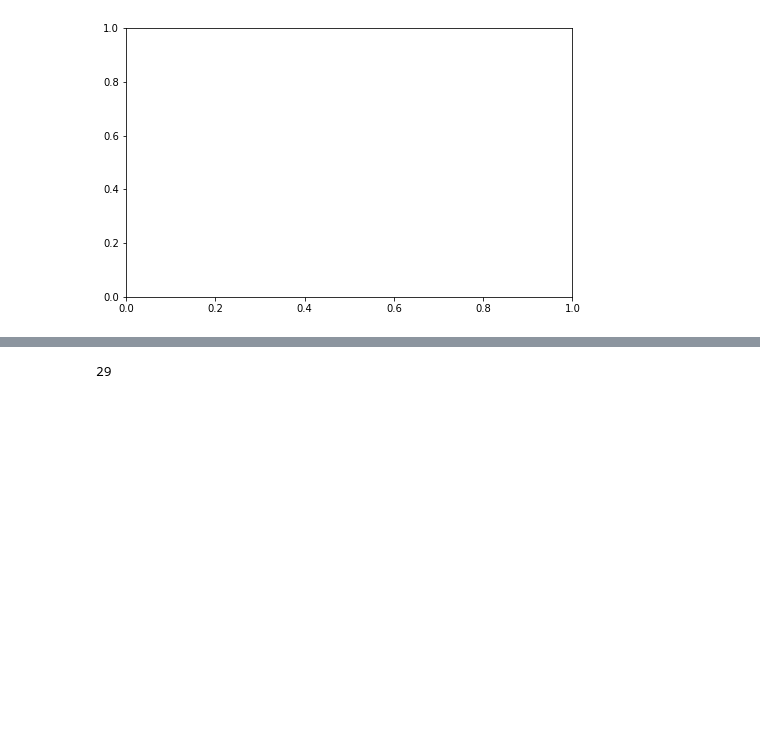
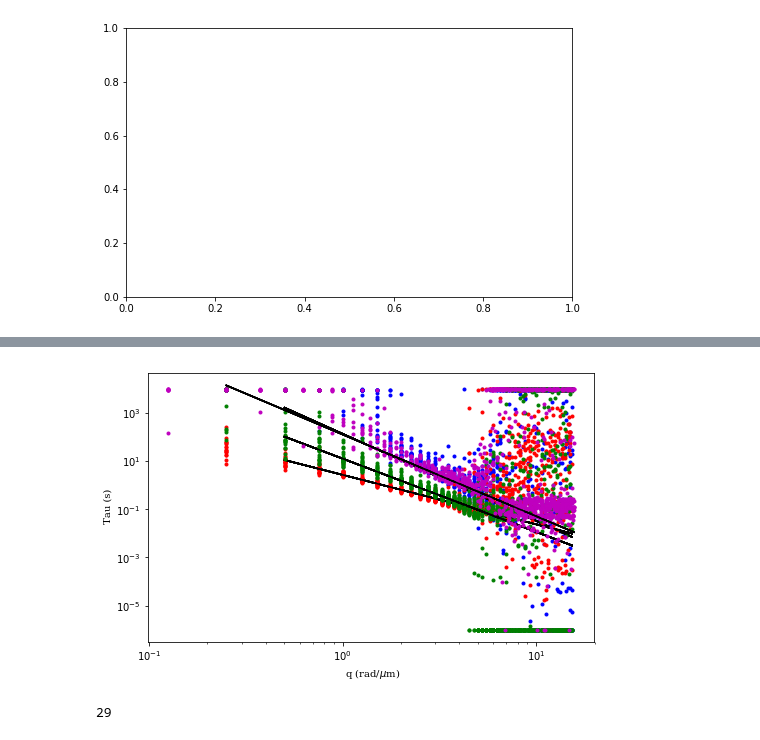
Before and after one commit to rmcgorty/Differential-Dynamic-Microscopy---Python, a Jupyter notebook: Plotting all q vs tau and getting diffusion coefficient.ipynb, the cells around one changed output, grey strips where cells are left out. Cells and saved outputs as stored; diff of their text form; code cells hidden in the pictures; blank space fills up the shorter version.

```diff
--- a/Plotting all q vs tau and getting diffusion coefficient.ipynb
+++ b/Plotting all q vs tau and getting diffusion coefficient.ipynb
@@ -319,3 +393,27 @@ plt.savefig("E:\\AllData_Results\\Act_All_2.svg")
+# %%
+tauB = Round2_Results['allTaus_Buffer']
+tauM = Round2_Results['allTaus_MT']
+tauC = Round2_Results['allTaus_Co']
+tau2 = Round2_Results['allTaus_Actin256_2']
+
+fig,ax = plt.subplots(figsize=(8,8/1.618))
+for i,j in enumerate(alC):
+    ax.loglog(q[1:-2], tauC[j,1:-1],  'bo', markersize = 3)
+    ax.plot(q[2:-2], (1./0.0074) * 1./(q[2:-2]**(2/0.554)), '-k')
+for i,j in enumerate(alB):
+    ax.loglog(q[1:-2], tauB[j,1:-1],  'ro', markersize = 3)
+    ax.plot(q[2:-2], (1./0.373) * 1./(q[2:-2]**(2/.974)), '-k')
+for i,j in enumerate(alM):
+    ax.loglog(q[1:-2], tauM[j,1:-1],  'go', markersize = 3)
+    ax.plot(q[2:-2], (1./0.0793) * 1./(q[2:-2]**(2/0.658)), '-k')
+for i,j in enumerate(al2):
+    ax.loglog(q2[1:-2], tau2[j,1:-1],  'mo', markersize = 3)
+    ax.plot(q2[2:-2], (1./0.0079) * 1./(q2[2:-2]**(2/0.59)), '-k')
+ax.set_ylabel(" Tau (s)", fontdict=font_plt_ax)
+ax.set_xlabel(r" q (rad/$\mu$m)", fontdict=font_plt_ax)
+plt.savefig("E:\\AllData_Results\\All_All.png")
+# %% [output]
+[figure, added]
 # %%
 len(al)
 # %% [output]
```
Also changed, not shown: parts of 31 cells of this notebook, 1 other file.
